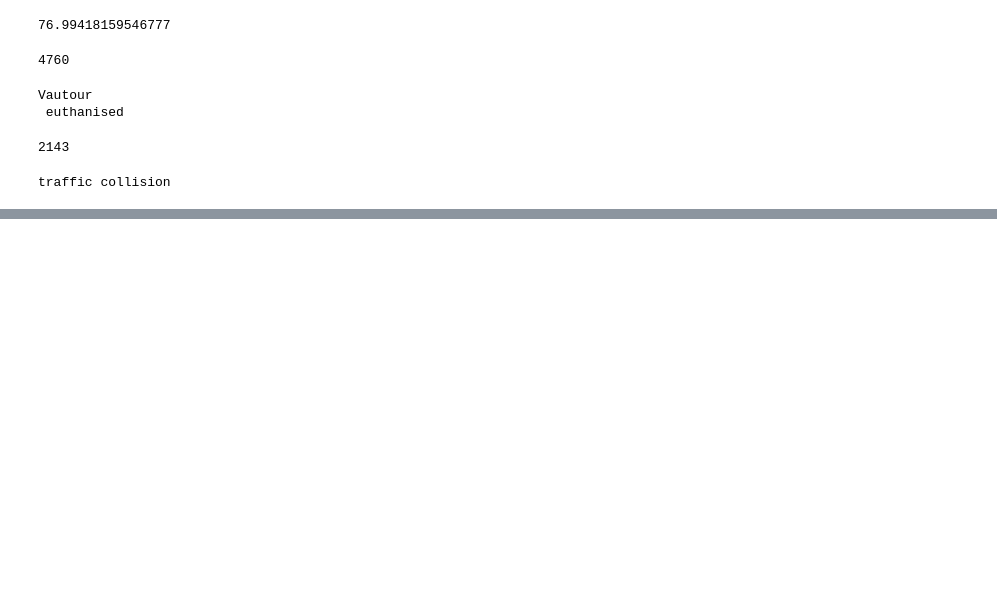
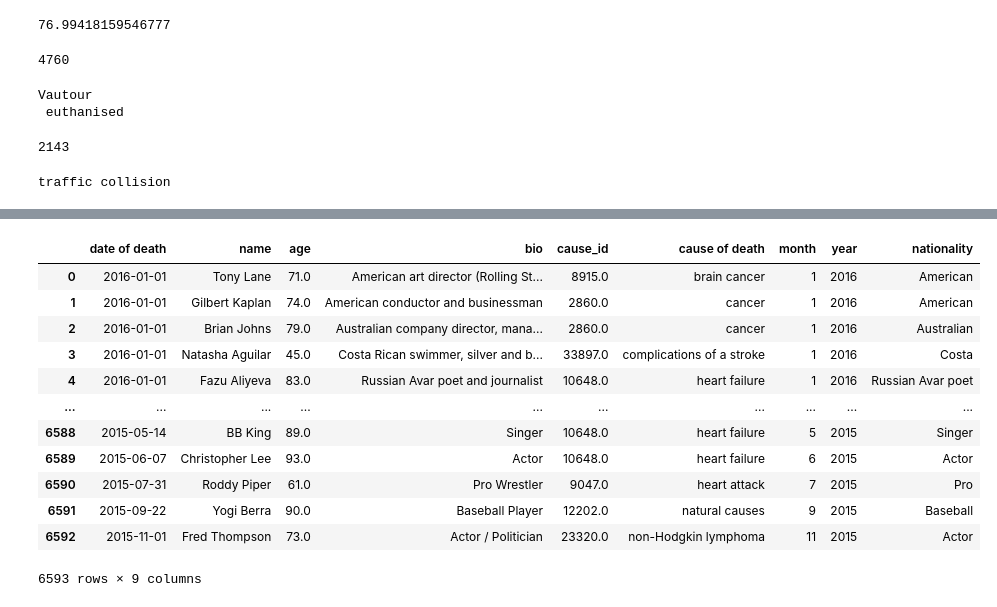
Before and after one commit to john29917958/Practices, a Jupyter notebook: python/celebrity_deaths/celebrity_deaths_2016.ipynb, the cells around one changed output, grey strips where cells are left out. Saved outputs shown, nothing was run; the diff lists cells and outputs as text; code cells hidden in the pictures; blank space fills up the shorter version.

```diff
--- a/python/celebrity_deaths/celebrity_deaths_2016.ipynb
+++ b/python/celebrity_deaths/celebrity_deaths_2016.ipynb
@@ -184,0 +163,21 @@ plt.show()
+# %%
+def get_nationality(bio):
+    return bio.strip().split(' ')[0]
+
+
+df['nationality'] = df.apply(lambda row: get_nationality(row['bio']), 1)
+df
+# %% [output]
+|  | date of death | name | age | bio | cause_id | cause of death | month | year | nationality |
+| 0 | 2016-01-01 | Tony Lane | 71.0 | American art director (Rolling St... | 8915.0 | brain cancer | 1 | 2016 | American |
+| 1 | 2016-01-01 | Gilbert Kaplan | 74.0 | American conductor and businessman | 2860.0 | cancer | 1 | 2016 | American |
+| 2 | 2016-01-01 | Brian Johns | 79.0 | Australian company director, mana... | 2860.0 | cancer | 1 | 2016 | Australian |
+| 3 | 2016-01-01 | Natasha Aguilar | 45.0 | Costa Rican swimmer, silver and b... | 33897.0 | complications of a stroke | 1 | 2016 | Costa |
+| 4 | 2016-01-01 | Fazu Aliyeva | 83.0 | Russian Avar poet and journalist | 10648.0 | heart failure | 1 | 2016 | Russian Avar poet |
+| ... | ... | ... | ... | ... | ... | ... | ... | ... | ... |
+| 6588 | 2015-05-14 | BB King | 89.0 | Singer | 10648.0 | heart failure | 5 | 2015 | Singer |
+| 6589 | 2015-06-07 | Christopher Lee | 93.0 | Actor | 10648.0 | heart failure | 6 | 2015 | Actor |
+| 6590 | 2015-07-31 | Roddy Piper | 61.0 | Pro Wrestler | 9047.0 | heart attack | 7 | 2015 | Pro |
+| 6591 | 2015-09-22 | Yogi Berra | 90.0 | Baseball Player | 12202.0 | natural causes | 9 | 2015 | Baseball |
+| 6592 | 2015-11-01 | Fred Thompson | 73.0 | Actor / Politician | 23320.0 | non-Hodgkin lymphoma | 11 | 2015 | Actor |
+6593 rows × 9 columns
```
Also changed, not shown: parts of 6 cells of this notebook.
